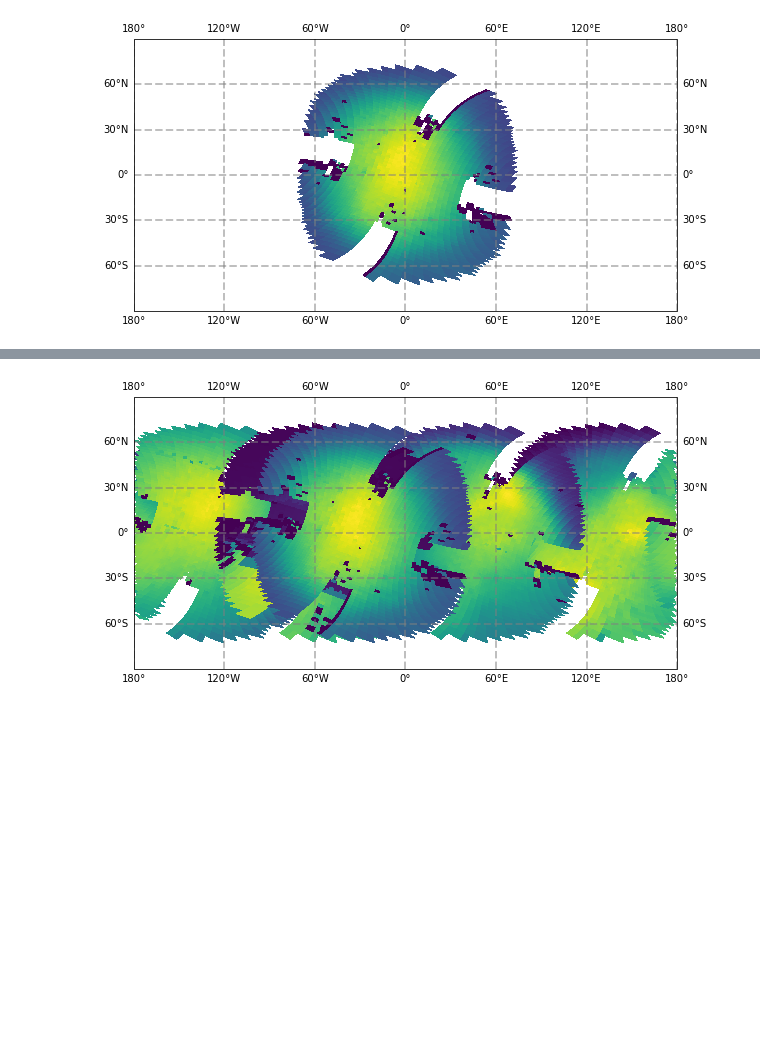
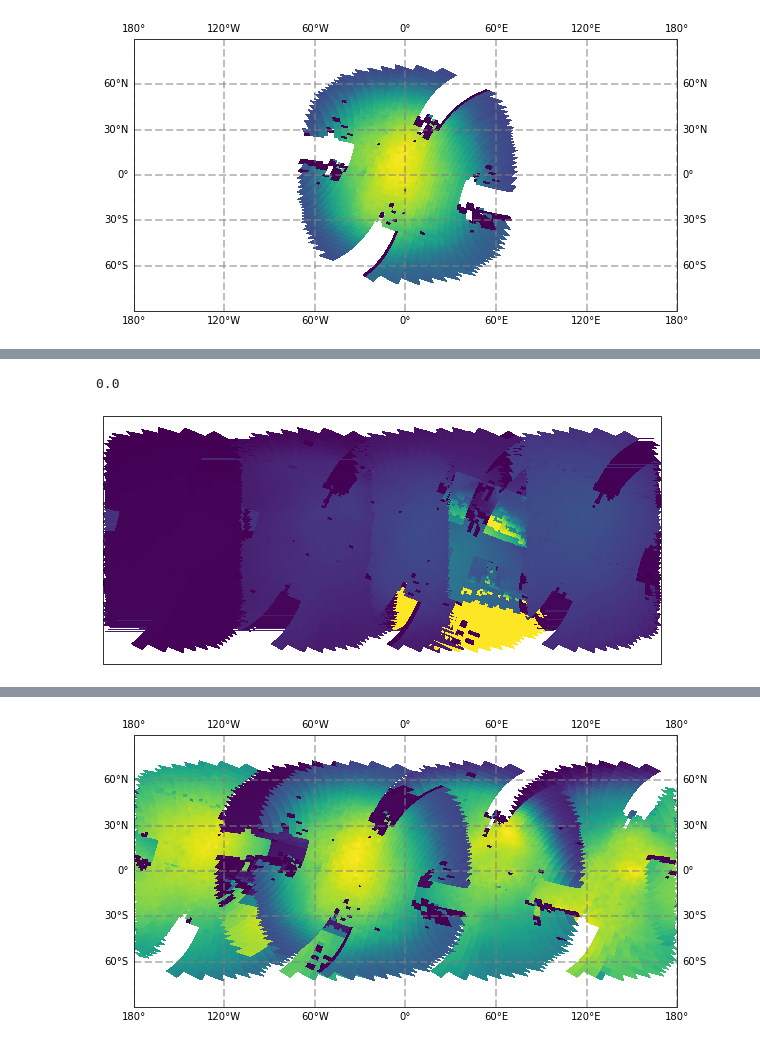
Before and after one commit to RyleighFitz/Europa_VLT_Reductions, a Jupyter notebook: Untitled1.ipynb, the cells around one changed output, grey strips where cells are left out. Saved outputs shown, nothing was run; the diff lists cells and outputs as text; code cells hidden in the pictures; blank space fills up the shorter version.

```diff
--- a/Untitled1.ipynb
+++ b/Untitled1.ipynb
@@ -464,0 +494,6 @@ for key in combined_cubes.keys():
+# %%
+#Separate function to instead get the orhto coords for the corners of each pixel.
+ortho_corners = {}
+
+for key in combined_cubes.keys():
+    ortho_corners[key] = get_ortho_corners(combined_cubes[key][1586], r = 42.5*(1./64))  #2.2 microns
@@ -562,0 +601,14 @@ mxs
+# %%
+@dataclass
+class SpatialPatch:
+    """Class for keeping track of lat/lon patch."""
+    intensity: float
+    xcoords: np.array
+    "Longitude in orthographic coordinates."
+    ycoords: np.array
+    "Latitude in orthographic coordinates."
+    cen_lat: str
+    "Central latitude of measurement. TO DO: maybe add meta data eslewhere"
+
+    def dist_from_center(self) -> float:
+        return self.xcoords[0][0]**2 + self.ycoords[0][0]**2
@@ -562,0 +645,31 @@ mxs
+# %%
+#wave_idx = 1586 #2.2 microns
+
+patches = []
+
+for key in mxs.keys():
+    patches = patches + split_into_patches(mask_wrapped_pixels(deepcopy(mxs[key]), ortho_coords[key], cen_lon=-1*int(key), cen_lat=3.0)[2],
+                                 ortho_corners[key][0],
+                                 ortho_corners[key][1],
+                                 key)
+
+mini = np.nanmin([p.intensity for p in patches])
+maxi = np.nanmax([p.intensity for p in patches])
+# %%
+mini
+# %% [output]
+0.0
+# %%
+
+plt.figure(figsize=(10, 5))
+ax = plt.axes(projection=ccrs.PlateCarree())
+ortho = ccrs.Orthographic(central_longitude=0, central_latitude=0)
+earth_r = ortho._x_limits[1]
+
+for patch in sorted(patches, key=lambda p: -p.dist_from_center()):
+    # plot patch
+    ax.pcolormesh(patch.xcoords*earth_r, patch.ycoords*earth_r, [[patch.intensity]],
+                 transform=ccrs.Orthographic(central_longitude=int(patch.cen_lat), central_latitude=3.0),
+                 vmin=mini, vmax=maxi/5.)
+# %% [output]
+[figure, added]
```
Also changed, not shown: parts of 21 cells of this notebook.
